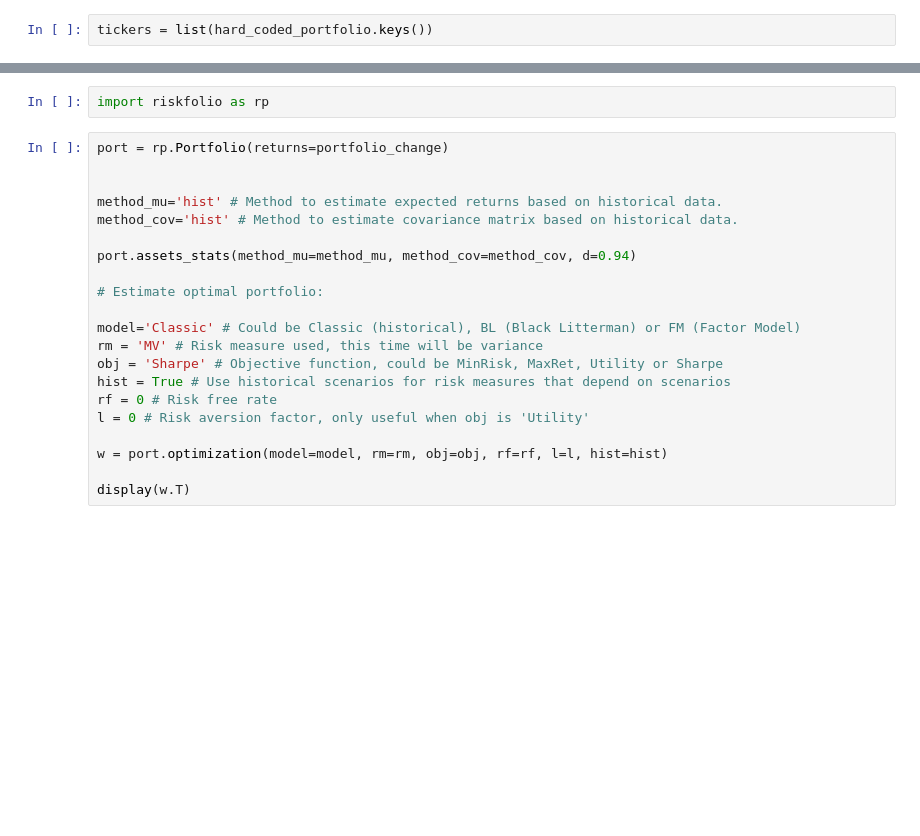
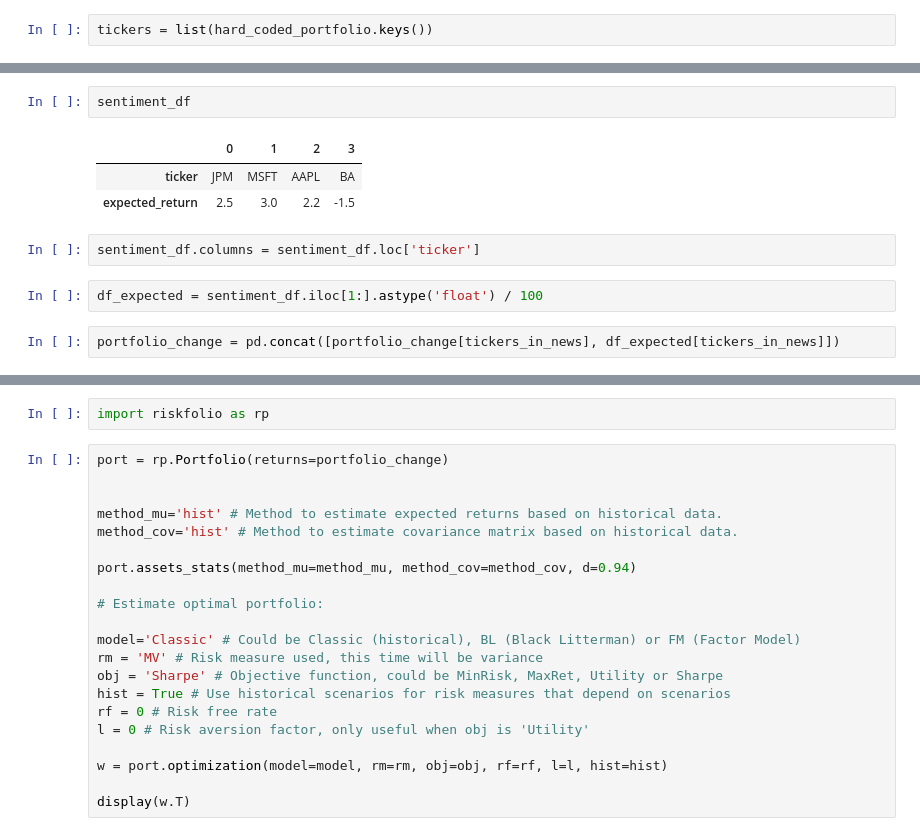
Before and after one commit to E03S/Portfolio_Optimisation, a Jupyter notebook: portfolio_optimisation/notebooks/optimization_algorithm.ipynb, the cells around one changed output, grey strips where cells are left out. Drawn from its saved outputs; the diff is of its cells as text; blank space fills up the shorter version.

```diff
--- a/portfolio_optimisation/notebooks/optimization_algorithm.ipynb
+++ b/portfolio_optimisation/notebooks/optimization_algorithm.ipynb
@@ -140,0 +153,12 @@ portfolio_change
+# %%
+sentiment_df
+# %% [output]
+|  | 0 | 1 | 2 | 3 |
+| ticker | JPM | MSFT | AAPL | BA |
+| expected_return | 2.5 | 3.0 | 2.2 | -1.5 |
+# %%
+sentiment_df.columns = sentiment_df.loc['ticker']
+# %%
+df_expected = sentiment_df.iloc[1:].astype('float') / 100
+# %%
+portfolio_change = pd.concat([portfolio_change[tickers_in_news], df_expected[tickers_in_news]])
```
Also changed, not shown: parts of 8 cells of this notebook, 1 other file.
